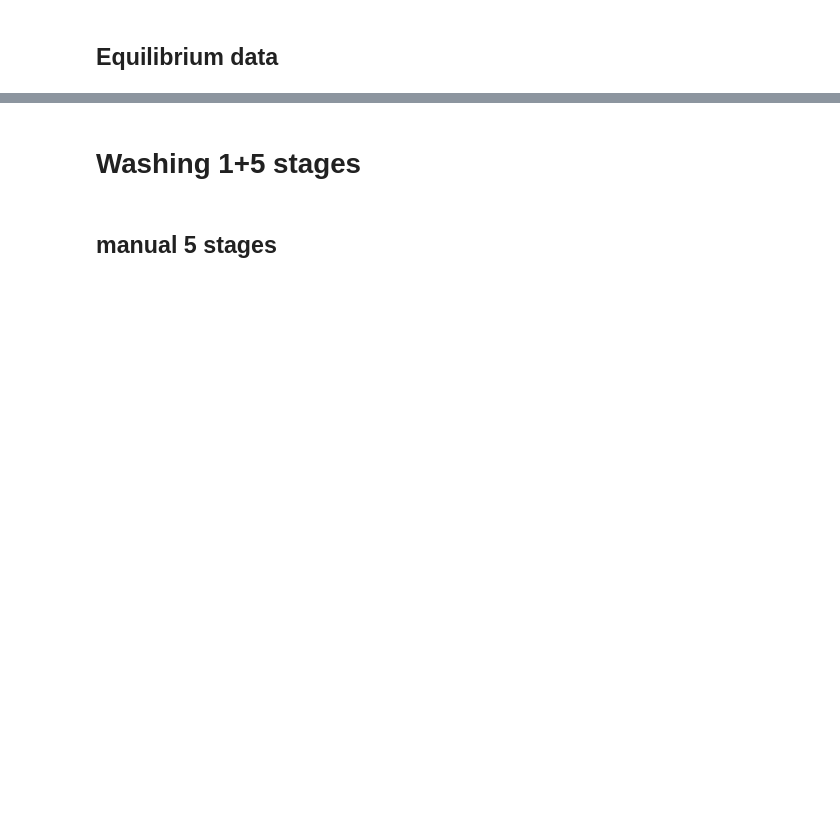
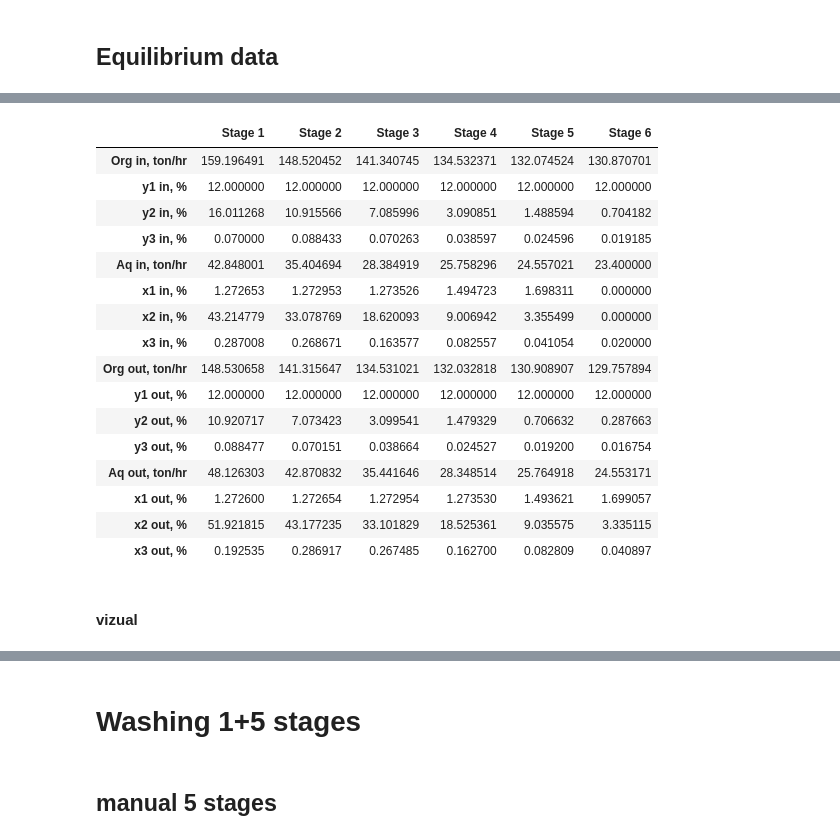
Before and after one commit to vladgap/LLC, a Jupyter notebook: Rotem_LLC_Washing_Simulation_OOP.ipynb, the cells around one changed output, grey strips where cells are left out. Drawn from its saved outputs; the diff is of its cells as text; code cells hidden in the pictures; blank space fills up the shorter version.

```diff
--- a/Rotem_LLC_Washing_Simulation_OOP.ipynb
+++ b/Rotem_LLC_Washing_Simulation_OOP.ipynb
@@ -818,0 +1070,14 @@ entr_p, entr_c = opt_bat.bat.entrainment_perc_list[-1], opt_bat.bat.entrainment_
+# %%
+def P2O5_calc3_1(x):
+  eff = x[0]
+  entrain=(slope_proc-C[0]-C[2]*eff-C[3]*eff**2)/C[1]
+  bat=LLC.Battery(stages_num=6, Oin=PS_flow, Ain=W_flow, yin=[12,PS_P2O5/71*98,.07], xin=[0,0,.02], EQUIL=EQUIL_rotem_washing3_3, eff=eff, convergence=1E-3, entrainment_perc_out=[entrain,0])
+  # error1=abs((WS_P2O5-bat.yout[1]/98*71)/WS_P2O5)
+  error=abs((Prod_P2O5-bat.xout[1]/98*71)/Prod_P2O5)
+  print (eff, entrain, bat.yout[1]/98*71, bat.xout[1]/98*71, error, bat.runs, ',')
+
+  return error
+# %%
+bounds=[(0.5,1)]
+sol10_1=optimize.direct(P2O5_calc3_1, bounds=bounds, f_min=0, f_min_rtol=0.001, maxiter=100, locally_biased=False)
+print (sol10_1.x, sol10_1.fun)
@@ -818,0 +1095,3 @@ entr_p, entr_c = opt_bat.bat.entrainment_perc_list[-1], opt_bat.bat.entrainment_
+# %%
+eff10_1=sol10_1.x[0]
+entrain10_1=entrain=(slope_proc-C[0]-C[2]*eff10_1-C[3]*eff10_1**2)/C[1]
@@ -818,0 +1100,3 @@ entr_p, entr_c = opt_bat.bat.entrainment_perc_list[-1], opt_bat.bat.entrainment_
+# %%
+bat10_1=LLC.Battery(stages_num=6, Oin=PS_flow, Ain=W_flow, yin=[12,PS_P2O5/71*98,.07], xin=[0,0,.02], EQUIL=EQUIL_rotem_washing3_3, eff=eff10_1, convergence=1E-3, entrainment_perc_out=[entrain10_1,0])
+bat10_1.runs
@@ -818,0 +1122,22 @@ entr_p, entr_c = opt_bat.bat.entrainment_perc_list[-1], opt_bat.bat.entrainment_
+# %%
+table10_1=LLC.BatteryTable(bat10_1).data
+# %% [output]
+|  | Stage 1 | Stage 2 | Stage 3 | Stage 4 | Stage 5 | Stage 6 |
+| Org in, ton/hr | 159.196491 | 148.520452 | 141.340745 | 134.532371 | 132.074524 | 130.870701 |
+| y1 in, % | 12.000000 | 12.000000 | 12.000000 | 12.000000 | 12.000000 | 12.000000 |
+| y2 in, % | 16.011268 | 10.915566 | 7.085996 | 3.090851 | 1.488594 | 0.704182 |
+| y3 in, % | 0.070000 | 0.088433 | 0.070263 | 0.038597 | 0.024596 | 0.019185 |
+| Aq in, ton/hr | 42.848001 | 35.404694 | 28.384919 | 25.758296 | 24.557021 | 23.400000 |
+| x1 in, % | 1.272653 | 1.272953 | 1.273526 | 1.494723 | 1.698311 | 0.000000 |
+| x2 in, % | 43.214779 | 33.078769 | 18.620093 | 9.006942 | 3.355499 | 0.000000 |
+| x3 in, % | 0.287008 | 0.268671 | 0.163577 | 0.082557 | 0.041054 | 0.020000 |
+| Org out, ton/hr | 148.530658 | 141.315647 | 134.531021 | 132.032818 | 130.908907 | 129.757894 |
+| y1 out, % | 12.000000 | 12.000000 | 12.000000 | 12.000000 | 12.000000 | 12.000000 |
+| y2 out, % | 10.920717 | 7.073423 | 3.099541 | 1.479329 | 0.706632 | 0.287663 |
+| y3 out, % | 0.088477 | 0.070151 | 0.038664 | 0.024527 | 0.019200 | 0.016754 |
+| Aq out, ton/hr | 48.126303 | 42.870832 | 35.441646 | 28.348514 | 25.764918 | 24.553171 |
+| x1 out, % | 1.272600 | 1.272654 | 1.272954 | 1.273530 | 1.493621 | 1.699057 |
+| x2 out, % | 51.921815 | 43.177235 | 33.101829 | 18.525361 | 9.035575 | 3.335115 |
+| x3 out, % | 0.192535 | 0.286917 | 0.267485 | 0.162700 | 0.082809 | 0.040897 |
+# %% [markdown]
+#### vizual
```
Also changed, not shown: parts of 44 cells of this notebook.
